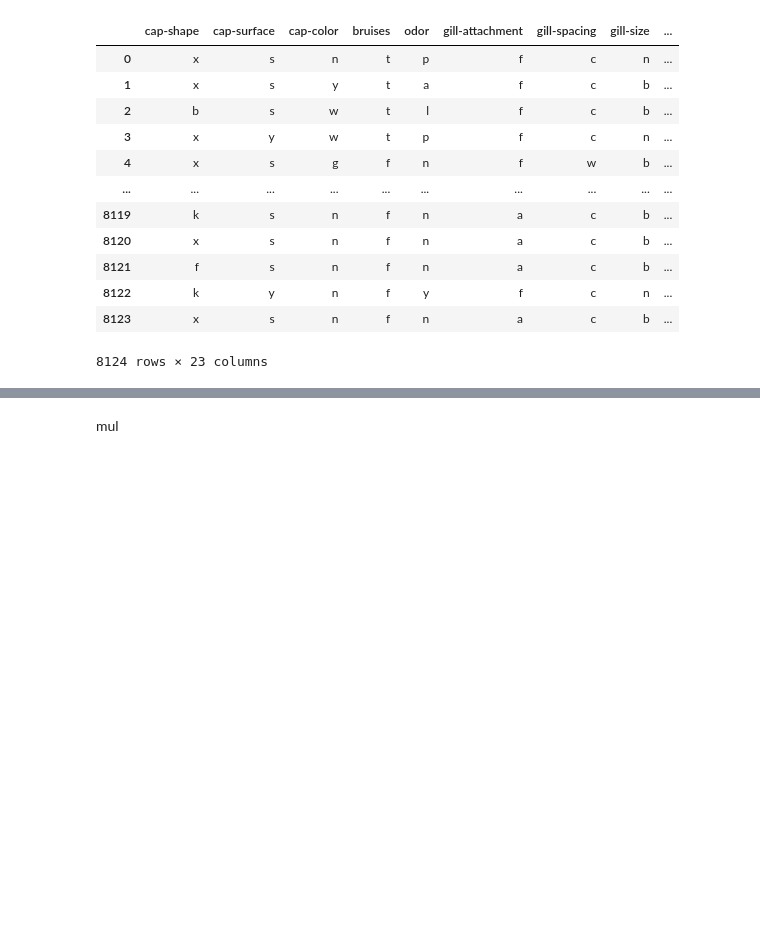
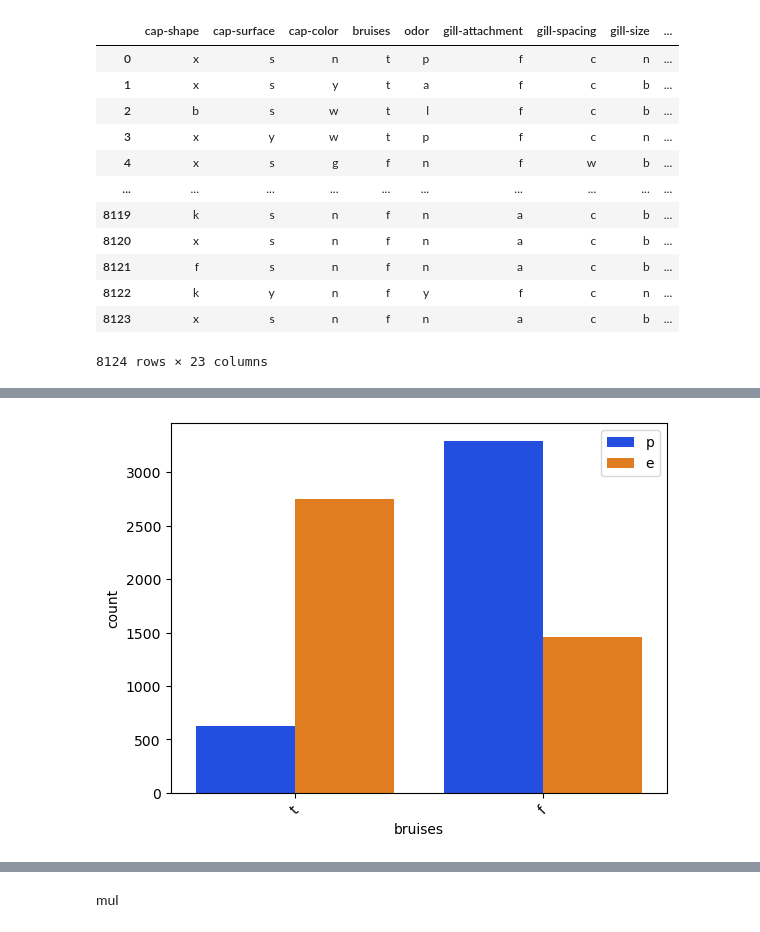
Before and after one commit to dev-ezzy/Big-Data, a Jupyter notebook: index.ipynb, the cells around one changed output, grey strips where cells are left out. Cells and saved outputs as stored; diff of their text form; code cells hidden in the pictures; blank space fills up the shorter version.

```diff
--- a/index.ipynb
+++ b/index.ipynb
@@ -467,2 +475,4 @@ concat
 # %%
-multivariate_xcountplot()
+multivariate_xcountplot("bruises", concat)
+# %% [output]
+[figure, added]
```
Also changed, not shown: parts of 3 cells of this notebook.
